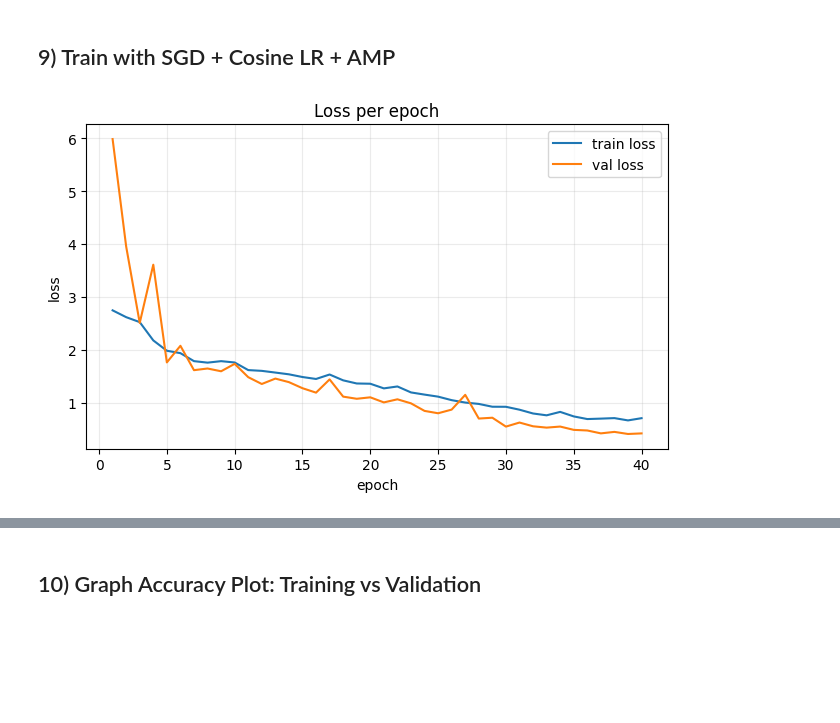
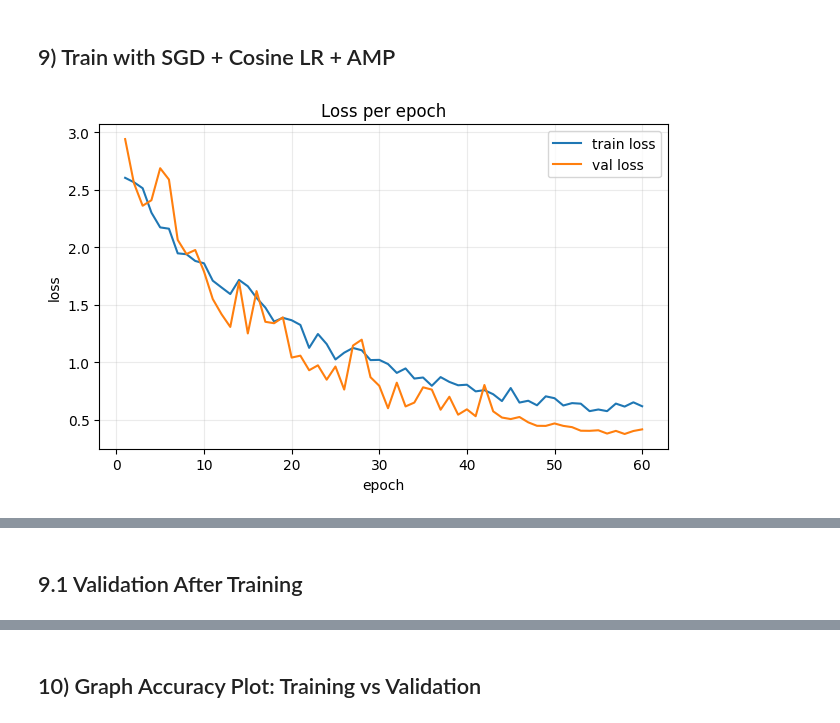
Before and after one commit to chirdnek/2025-CP_Fishfresh, a Jupyter notebook: model/MobileNetV2_GitHub_Training.ipynb, the cells around one changed output, grey strips where cells are left out. Saved outputs shown, nothing was run; the diff lists cells and outputs as text; code cells hidden in the pictures; blank space fills up the shorter version.

Commit message:
from 40 to 60 EPOCH, from 0.05 to 0.01 LR

```diff
--- a/model/MobileNetV2_GitHub_Training.ipynb
+++ b/model/MobileNetV2_GitHub_Training.ipynb
@@ -1055,8 +1081,8 @@ from pathlib import Path
 
 # Reuse your globals if already set; otherwise fall back to sane defaults
 device      = torch.device('cpu')
-EPOCHS      = int(globals().get('EPOCHS', 40))
-LR          = float(globals().get('LR', 0.05))
+EPOCHS      = int(globals().get('EPOCHS', 60))
+LR          = float(globals().get('LR', 0.01))
 MODEL_DIR   = Path('model') if Path('model').exists() else Path('.')
 OUT_DIR     = MODEL_DIR/'models'; OUT_DIR.mkdir(parents=True, exist_ok=True)
 REPO        = str(globals().get('REPO', 'dli14')).lower()
@@ -1108,31 +1134,31 @@ for epoch in range(1, EPOCHS+1):
         best_acc = va_acc
         torch.save({'model': model.state_dict(),
                     'classes': globals().get('CLASSES', [])}, ckpt_path)
 
     # ---- live plot: loss per epoch ----
     clear_output(wait=True)
     epochs = range(1, len(history["train_loss"])+1)
     plt.figure(figsize=(6.5,4.2))
     plt.plot(epochs, history["train_loss"], label='train loss')
     plt.plot(epochs, history["val_loss"],   label='val loss')
     plt.title('Loss per epoch'); plt.xlabel('epoch'); plt.ylabel('loss')
     plt.legend(); plt.grid(True, alpha=.25); plt.tight_layout()
     display(plt.gcf())
     plt.close()
 
     # also print a concise line with metrics
     print(f"Epoch {epoch}/{EPOCHS}  "
           f"train loss {tr_loss:.4f} acc {tr_acc:.4f} | "
           f"val loss {va_loss:.4f} acc {va_acc:.4f}  "
           f"(best val acc {best_acc:.4f})")
 
 # (optional) persist history for later plotting
 try:
     import pandas as pd
     pd.DataFrame(history).to_csv(OUT_DIR/'training_history.csv', index=False)
 except Exception:
     pass
 
 print("Best val acc:", best_acc, "\nSaved best checkpoint ->", ckpt_path)
 # %% [output]
-[figure, old version]
+[figure, new version]
@@ -1141 +1167,3 @@ Best val acc: 0.8345864661654135
 Saved best checkpoint -> model\models\mbv2_dli14_best.pth
+# %% [markdown]
+## 9.1 Validation After Training
```
Also changed, not shown: parts of 9 cells of this notebook, 11 other files.
